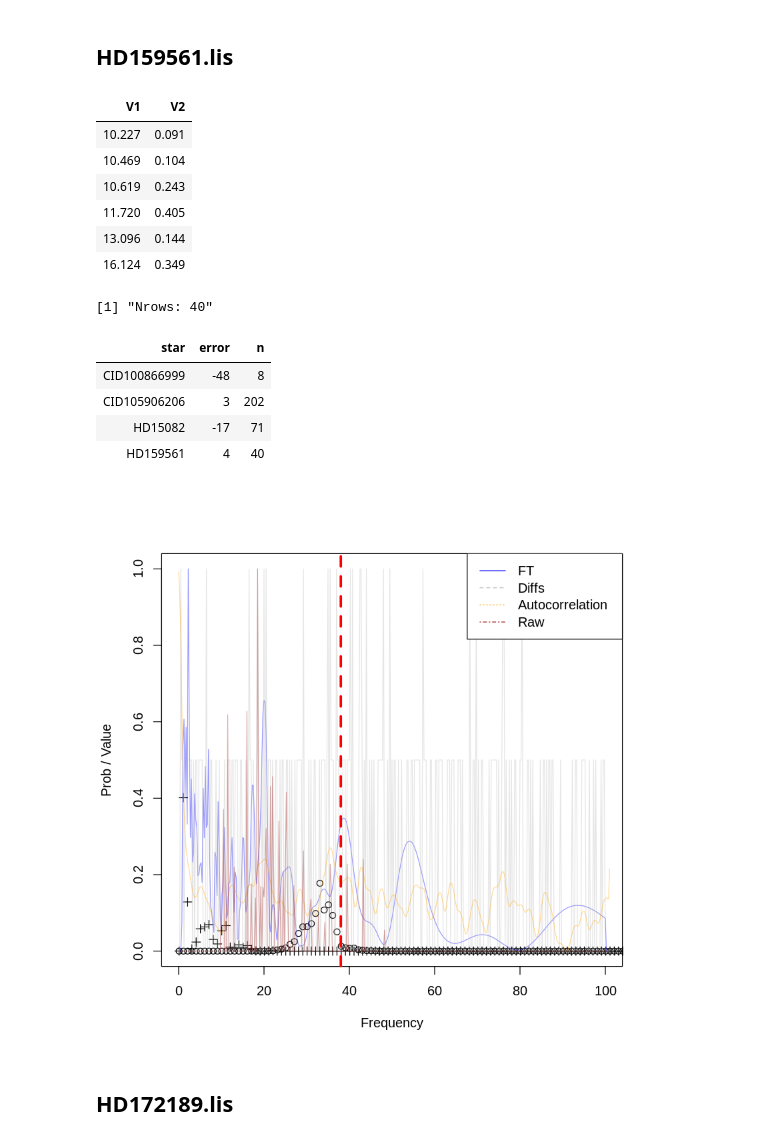
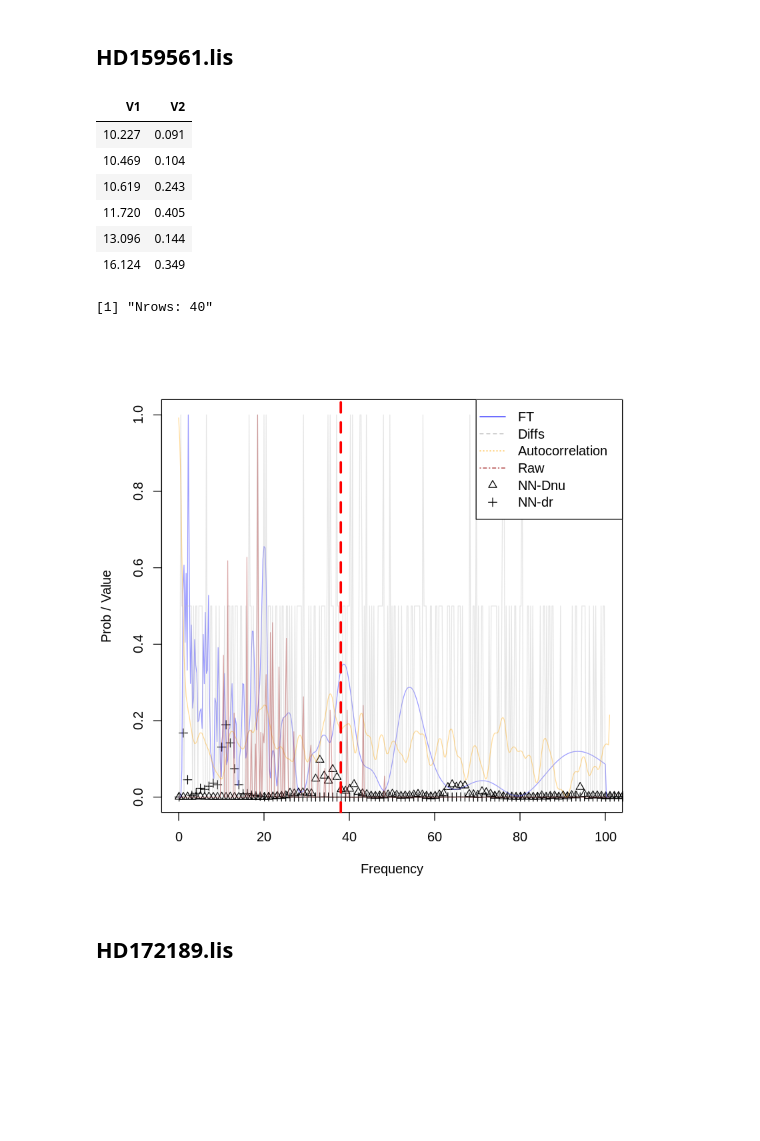
Before and after one commit to rmaestre/variableStars, a Jupyter notebook: docs/GPU/RAW-ZAMS_NN.ipynb, the cells around one changed output. Cells and saved outputs as stored; diff of their text form; code cells hidden in the pictures; blank space fills up the shorter version.

```diff
--- a/docs/GPU/RAW-ZAMS_NN.ipynb
+++ b/docs/GPU/RAW-ZAMS_NN.ipynb
@@ -406,8 +406,6 @@ validate_real_star <- function(data, real_dnu, numFrequencies=30) {
   ft_1D <- ftS[8, 1:(length(cuts_breaks) - 1)]
   ft_1D[is.na(ft_1D)] <- 0
 
-
-    # Save histogram of diffs
     diffS <-
       stats.bin(
         as.numeric(result$diffHistogram$histogram$bins),
@@ -450,10 +448,11 @@ validate_real_star <- function(data, real_dnu, numFrequencies=30) {
   Y <- matrix(0, nrow = 1, ncol = num_classes)
   ind_data <- seq(from = 1, to = rows)
 
-  X[1, , 1] <- normalized(ft_1D)
-  X[1, , 2] <- normalized(diff_2D)
-  X[1, , 3] <- normalized(cross_3D)
-  X[1, , 4] <- normalized(raw_1D)
+  X[1, , 1] <- ft_1D
+  X[1, , 2] <- diff_2D
+  X[1, , 3] <- cross_3D
+  X[1, , 4] <- raw_1D
+
 
 
   plot(
@@ -463,6 +462,7 @@ validate_real_star <- function(data, real_dnu, numFrequencies=30) {
     by = 1),
     t(predict(modelDnu, X)),
     lty = 1,
+    pch = 2,
     ylim = c(0, 1),
     xlim = c(0, 100),
     col = "black",
@@ -485,10 +485,10 @@ validate_real_star <- function(data, real_dnu, numFrequencies=30) {
     ylab = "Prob / Value"
    )
 
-  lines(cuts_breaks[1:(length(cuts_breaks)-1)], X[1, , 1], lty = 1, col = alpha("blue", 0.4))
-  lines(cuts_breaks[1:(length(cuts_breaks)-1)], X[1, , 2], lty = 1, col = alpha("grey", 0.4))
-  lines(cuts_breaks[1:(length(cuts_breaks)-1)], X[1, , 3], lty = 1, col = alpha("orange", 0.4))
-  lines(cuts_breaks[1:(length(cuts_breaks)-1)], X[1, , 4], lty = 1, col = alpha("brown", 0.4))
+  lines(cuts_breaks[1:(length(cuts_breaks)-1)], normalized(X[1, , 1]), lty = 1, col = alpha("blue", 0.4))
+  lines(cuts_breaks[1:(length(cuts_breaks)-1)], normalized(X[1, , 2]), lty = 1, col = alpha("grey", 0.4))
+  lines(cuts_breaks[1:(length(cuts_breaks)-1)], normalized(X[1, , 3]), lty = 1, col = alpha("orange", 0.4))
+  lines(cuts_breaks[1:(length(cuts_breaks)-1)], normalized(X[1, , 4]), lty = 1, col = alpha("brown", 0.4))
 
   abline(
    v = real_dnu,
@@ -499,9 +499,10 @@ validate_real_star <- function(data, real_dnu, numFrequencies=30) {
 
   legend(
     "topright",
-    c("FT", "Diffs", "Autocorrelation", "Raw"),
-    lty = c(1, 2, 3, 4),
-    col = c("blue", "grey", "orange", "brown")
+    c("FT", "Diffs", "Autocorrelation", "Raw", "NN-Dnu", "NN-dr"),
+    lty = c(1, 2, 3, 4,NA,NA),
+    pch = c(NA,NA,NA,NA,2,3),
+    col = c("blue", "grey", "orange", "brown", "black", "black")
   )
 
     return(as.numeric(which.max(t(predict(modelDnu, X)))))
@@ -628,9 +619,7 @@ d <- read.csv(paste0(stars_base_dir,"CID100866999.lis"), sep="", header=F)
 head(d)
 print(paste0("Nrows: ", dim(d)[1]))
 max <- validate_real_star(d, 56)
-
-errors <- rbind(errors, data.frame("star"="CID100866999", "error"=56-max, "n"=dim(d)[1]))
-errors
+errors <- rbind(errors, data.frame("star"="CID100866999", "difference"=56-max, "n"=dim(d)[1]))
 # %% [output]
 | V1 | V2 |
 | 16.9803 | 11.623 |
@@ -650,8 +637,7 @@ d <- read.csv(paste0(stars_base_dir,"CID105906206.lis"), sep="", header=F)
 head(d)
 print(paste0("Nrows: ", dim(d)[1]))
 max <- validate_real_star(d, 20)
-errors <- rbind(errors, data.frame("star"="CID105906206", "error"=20-max, "n"=dim(d)[1]))
-errors
+errors <- rbind(errors, data.frame("star"="CID105906206", "difference"=20-max, "n"=dim(d)[1]))
 # %% [output]
 | V1 | V2 |
 | 9.4175 | 2.552 |
@@ -672,8 +655,7 @@ d <- read.csv(paste0(stars_base_dir,"HD15082.lis"), sep="", header=F)
 head(d)
 print(paste0("Nrows: ", dim(d)[1]))
 max <- validate_real_star(d, 80, 30)
-errors <- rbind(errors, data.frame("star"="HD15082", "error"=80-max, "n"=dim(d)[1]))
-errors
+errors <- rbind(errors, data.frame("star"="HD15082", "difference"=80-max, "n"=dim(d)[1]))
 # %% [output]
 | V1 | V2 |
 | 20.163899 | 0.05826439 |
@@ -693,25 +671,19 @@ errors
 # %%
 d <- read.csv(paste0(stars_base_dir,"HD159561.lis"), sep="", header=F)
 head(d)
 print(paste0("Nrows: ", dim(d)[1]))
 max <- validate_real_star(d, 38)
-errors <- rbind(errors, data.frame("star"="HD159561", "error"=38-max, "n"=dim(d)[1]))
-errors
+errors <- rbind(errors, data.frame("star"="HD159561", "difference"=38-max, "n"=dim(d)[1]))
 # %% [output]
 | V1 | V2 |
 | 10.227 | 0.091 |
 | 10.469 | 0.104 |
 | 10.619 | 0.243 |
 | 11.720 | 0.405 |
 | 13.096 | 0.144 |
 | 16.124 | 0.349 |
 [1] "Nrows: 40"
-| star | error | n |
-| CID100866999 | -48 | 8 |
-| CID105906206 | 3 | 202 |
-| HD15082 | -17 | 71 |
-| HD159561 | 4 | 40 |
-[figure, old version]
+[figure, new version]
 # %% [markdown]
 ## HD172189.lis
 # %%
```
Also changed, not shown: parts of 25 cells of this notebook, 19 other files.
